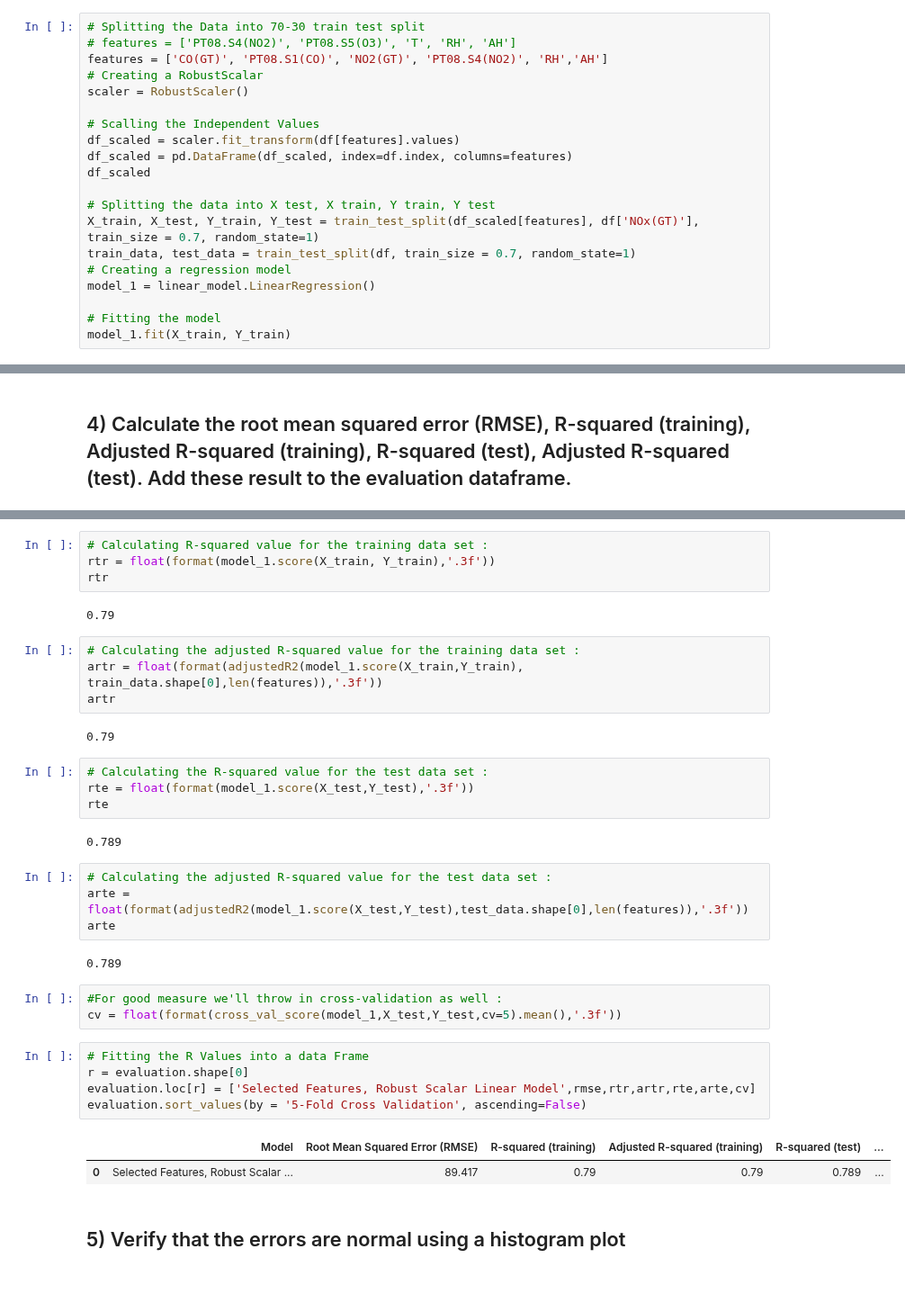
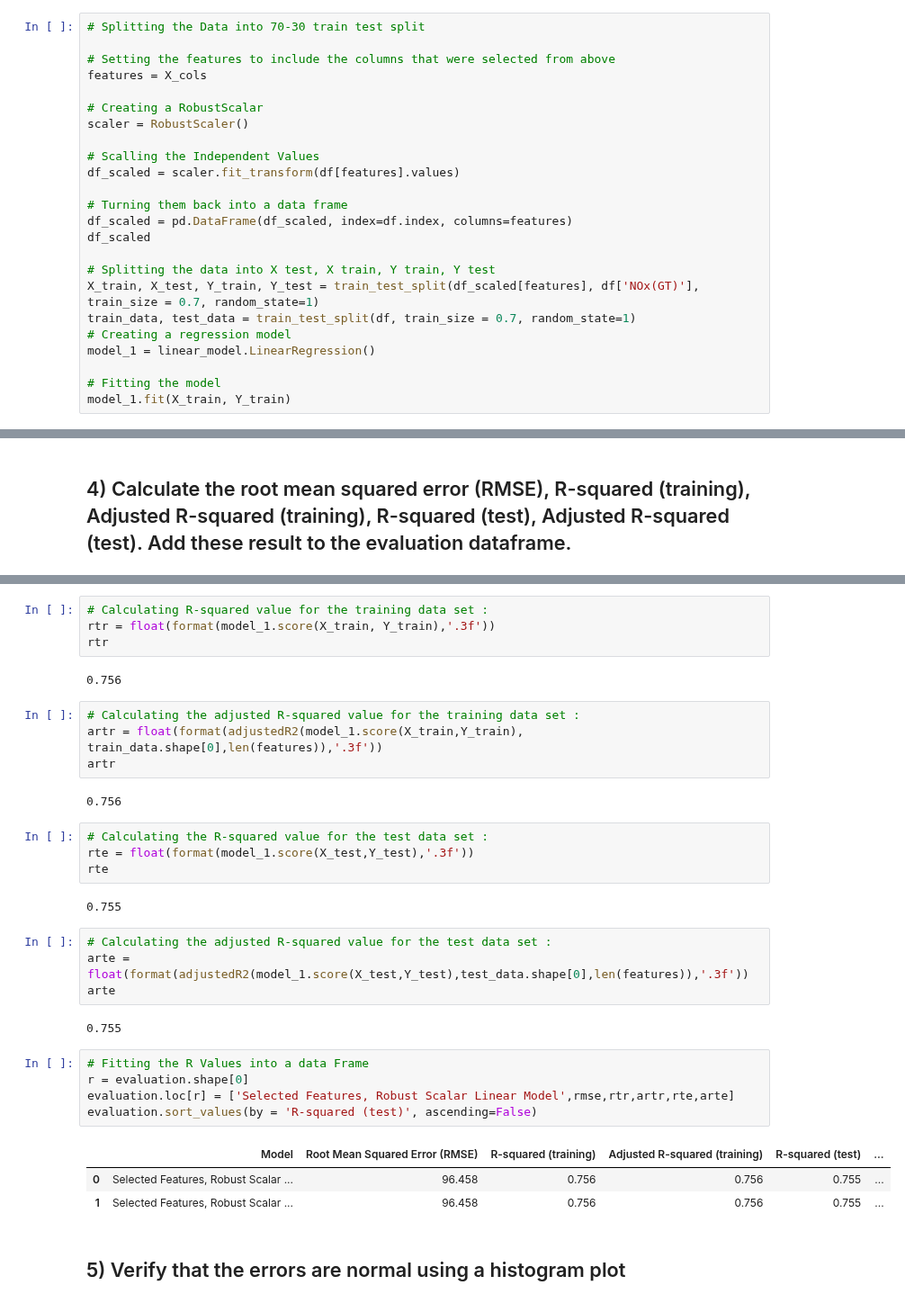
Before and after one commit to DuncanFerguson/GITHUB_REPOSITORY, a Jupyter notebook: DU_MSDS/Data Science Tools 2/HW6/homework6_Duncan_Ferguson_v3.ipynb, the cells around one changed output, grey strips where cells are left out. Shown at 90% size. Cells and saved outputs as stored; diff of their text form.

```diff
--- a/DU_MSDS/Data Science Tools 2/HW6/homework6_Duncan_Ferguson_v3.ipynb
+++ b/DU_MSDS/Data Science Tools 2/HW6/homework6_Duncan_Ferguson_v3.ipynb
@@ -358,13 +358,17 @@ evaluation = pd.DataFrame({'Model': [],
                            'Adjusted R-squared (test)': []})
 # %%
 # Splitting the Data into 70-30 train test split
-# features = ['PT08.S4(NO2)', 'PT08.S5(O3)', 'T', 'RH', 'AH']
-features = ['CO(GT)', 'PT08.S1(CO)', 'NO2(GT)', 'PT08.S4(NO2)', 'RH','AH']
+
+# Setting the features to include the columns that were selected from above
+features = X_cols
+
 # Creating a RobustScalar
 scaler = RobustScaler()
 
 # Scalling the Independent Values
 df_scaled = scaler.fit_transform(df[features].values)
+
+# Turning them back into a data frame
 df_scaled = pd.DataFrame(df_scaled, index=df.index, columns=features)
 df_scaled
 
@@ -411,36 +414,34 @@ rmse
 rtr = float(format(model_1.score(X_train, Y_train),'.3f'))
 rtr
 # %% [output]
-0.79
+0.756
 # %%
 # Calculating the adjusted R-squared value for the training data set :
 artr = float(format(adjustedR2(model_1.score(X_train,Y_train), train_data.shape[0],len(features)),'.3f'))
 artr
 # %% [output]
-0.79
+0.756
 # %%
 # Calculating the R-squared value for the test data set :
 rte = float(format(model_1.score(X_test,Y_test),'.3f'))
 rte
 # %% [output]
-0.789
+0.755
 # %%
 # Calculating the adjusted R-squared value for the test data set :
 arte = float(format(adjustedR2(model_1.score(X_test,Y_test),test_data.shape[0],len(features)),'.3f'))
 arte
 # %% [output]
-0.789
+0.755
-# %%
-#For good measure we'll throw in cross-validation as well :
-cv = float(format(cross_val_score(model_1,X_test,Y_test,cv=5).mean(),'.3f'))
 # %%
 # Fitting the R Values into a data Frame
 r = evaluation.shape[0]
-evaluation.loc[r] = ['Selected Features, Robust Scalar Linear Model',rmse,rtr,artr,rte,arte,cv]
-evaluation.sort_values(by = '5-Fold Cross Validation', ascending=False)
+evaluation.loc[r] = ['Selected Features, Robust Scalar Linear Model',rmse,rtr,artr,rte,arte]
+evaluation.sort_values(by = 'R-squared (test)', ascending=False)
 # %% [output]
 |  | Model | Root Mean Squared Error (RMSE) | R-squared (training) | Adjusted R-squared (training) | R-squared (test) | ... |
-| 0 | Selected Features, Robust Scalar ... | 89.417 | 0.79 | 0.79 | 0.789 | ... |
+| 0 | Selected Features, Robust Scalar ... | 96.458 | 0.756 | 0.756 | 0.755 | ... |
+| 1 | Selected Features, Robust Scalar ... | 96.458 | 0.756 | 0.756 | 0.755 | ... |
 # %% [markdown]
 ## 5) Verify that the errors are normal using a histogram plot
 # %%
```
Also changed, not shown: parts of 10 cells of this notebook.
